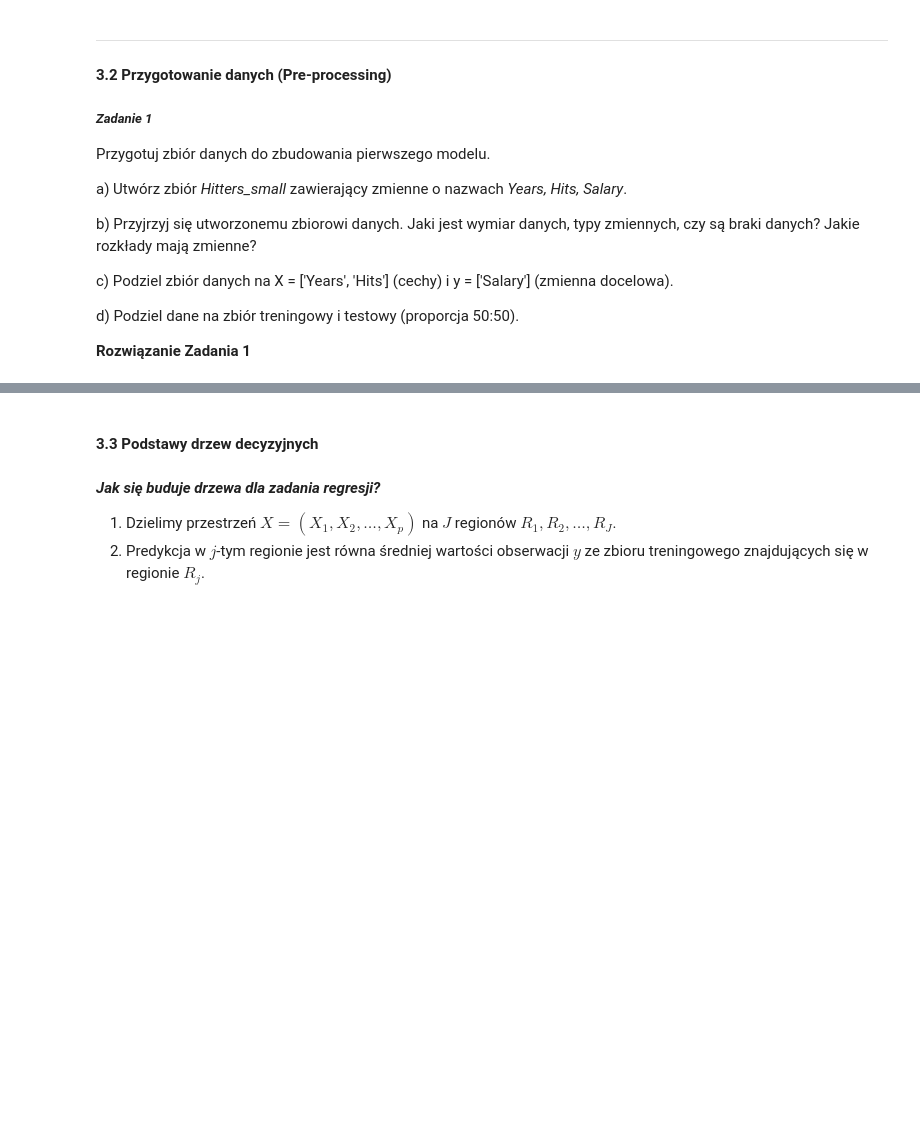
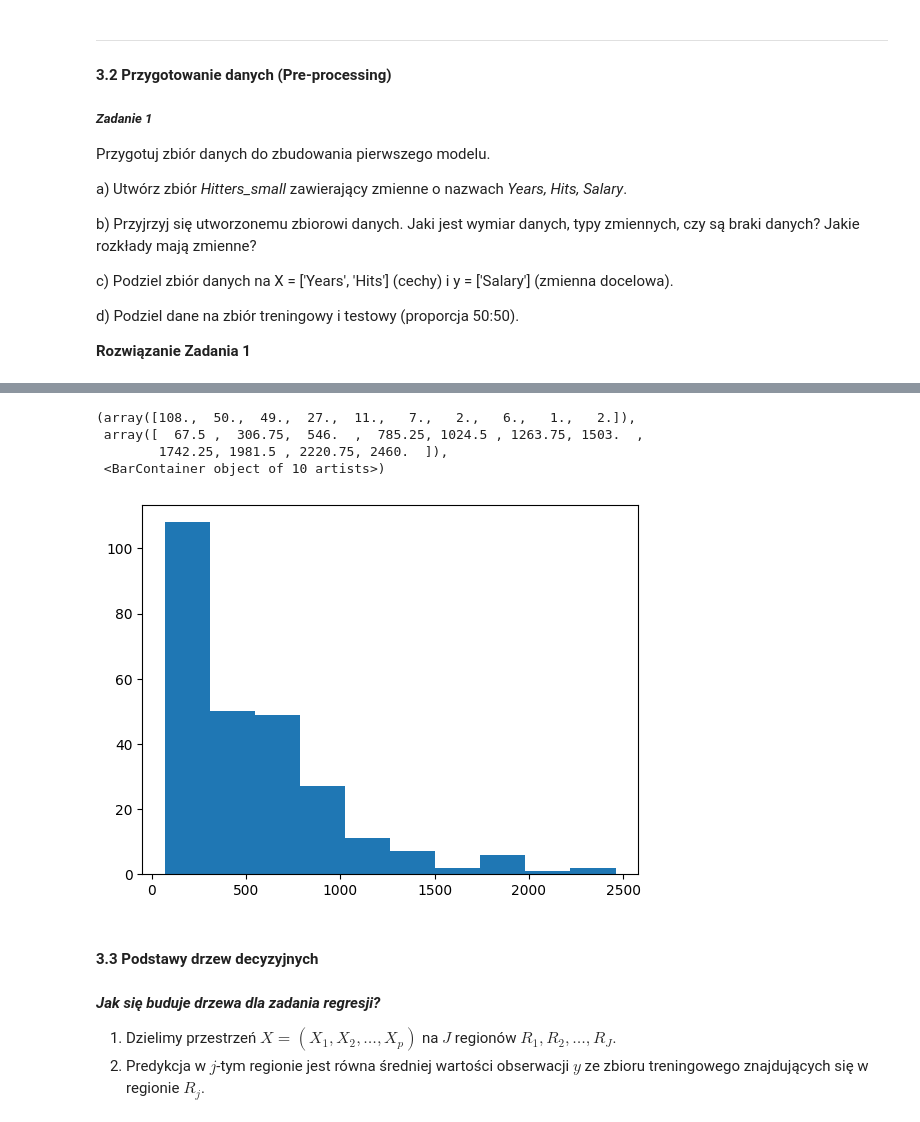
Before and after one commit to blazejkl/machine-learning-intro, a Jupyter notebook: lab1/lab01.ipynb, the cells around one changed output, grey strips where cells are left out. Drawn from its saved outputs; the diff is of its cells as text; code cells hidden in the pictures; blank space fills up the shorter version.

```diff
--- a/lab1/lab01.ipynb
+++ b/lab1/lab01.ipynb
@@ -134,0 +205,8 @@ d) Podziel dane na zbiór treningowy i testowy (proporcja 50:50).
+# %%
+plt.hist(Hitters_small[['Salary']])
+# %% [output]
+(array([108.,  50.,  49.,  27.,  11.,   7.,   2.,   6.,   1.,   2.]),
+ array([  67.5 ,  306.75,  546.  ,  785.25, 1024.5 , 1263.75, 1503.  ,
+        1742.25, 1981.5 , 2220.75, 2460.  ]),
+ <BarContainer object of 10 artists>)
+[figure, added]
```
Also changed, not shown: parts of 15 cells of this notebook.
